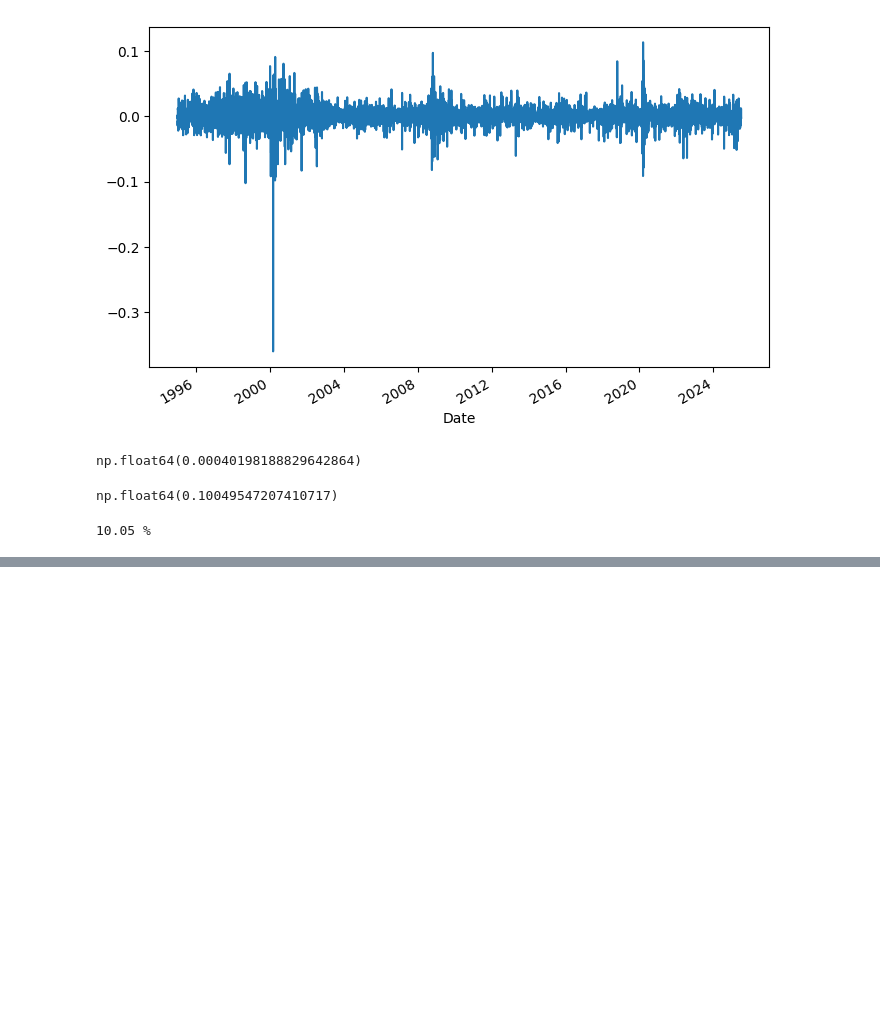
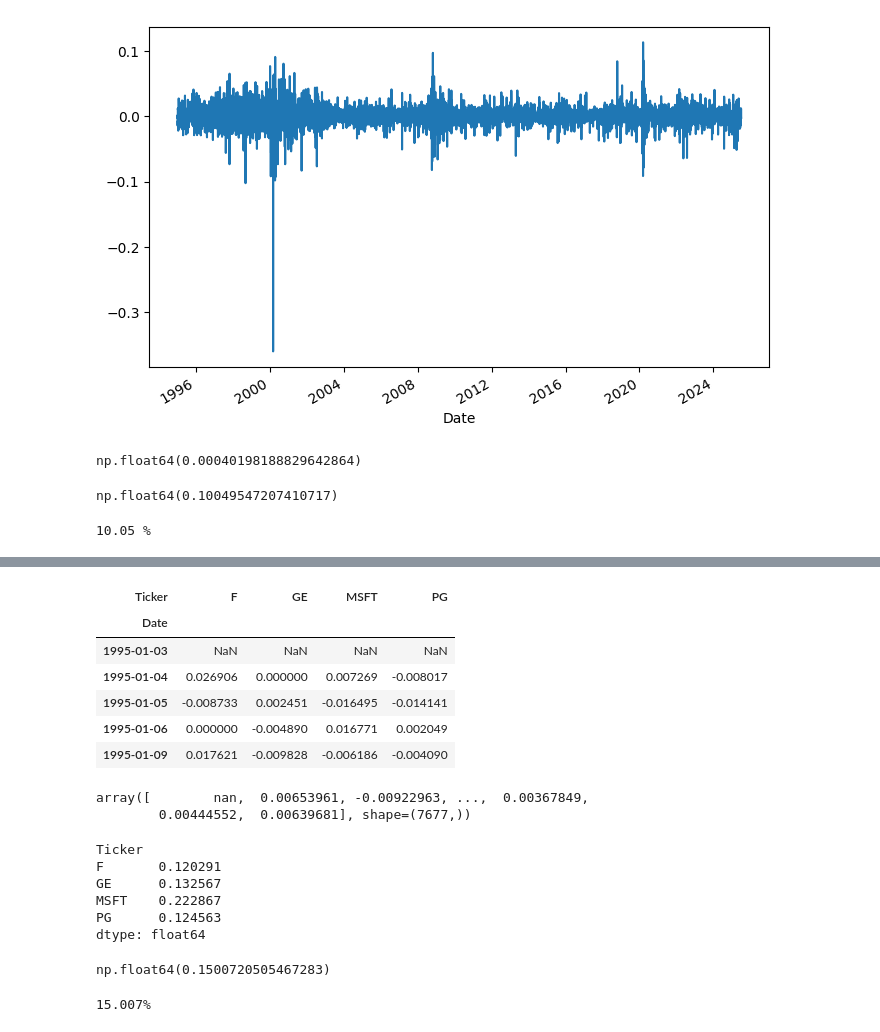
Before and after one commit to Rainspistols/Python-for-Finance, a Jupyter notebook: some.ipynb, the cells around one changed output, grey strips where cells are left out. Cells and saved outputs as stored; diff of their text form; code cells hidden in the pictures; blank space fills up the shorter version.

```diff
--- a/some.ipynb
+++ b/some.ipynb
@@ -100,0 +148,11 @@ print(str(round(log_return_a, 5) * 100) + " %")
+# %%
+returns = mydata / mydata.shift(1) - 1
+returns.head()
+# %% [output]
+| Ticker | F | GE | MSFT | PG |
+| Date |  |  |  |  |
+| 1995-01-03 | NaN | NaN | NaN | NaN |
+| 1995-01-04 | 0.026906 | 0.000000 | 0.007269 | -0.008017 |
+| 1995-01-05 | -0.008733 | 0.002451 | -0.016495 | -0.014141 |
+| 1995-01-06 | 0.000000 | -0.004890 | 0.016771 | 0.002049 |
+| 1995-01-09 | 0.017621 | -0.009828 | -0.006186 | -0.004090 |
@@ -100,0 +161,24 @@ print(str(round(log_return_a, 5) * 100) + " %")
+# %%
+np.dot(returns, weights)
+# %% [output]
+array([        nan,  0.00653961, -0.00922963, ...,  0.00367849,
+        0.00444552,  0.00639681], shape=(7677,))
+# %%
+annual_returns = returns.mean() * 250
+annual_returns
+# %% [output]
+Ticker
+F       0.120291
+GE      0.132567
+MSFT    0.222867
+PG      0.124563
+dtype: float64
+# %%
+np.dot(annual_returns, weights)
+# %% [output]
+np.float64(0.1500720505467283)
+# %%
+pfolio_1 = f"{np.dot(annual_returns, weights) * 100:.3f}%"
+print(pfolio_1)
+# %% [output]
+15.007%
```
Also changed, not shown: parts of 10 cells of this notebook.
